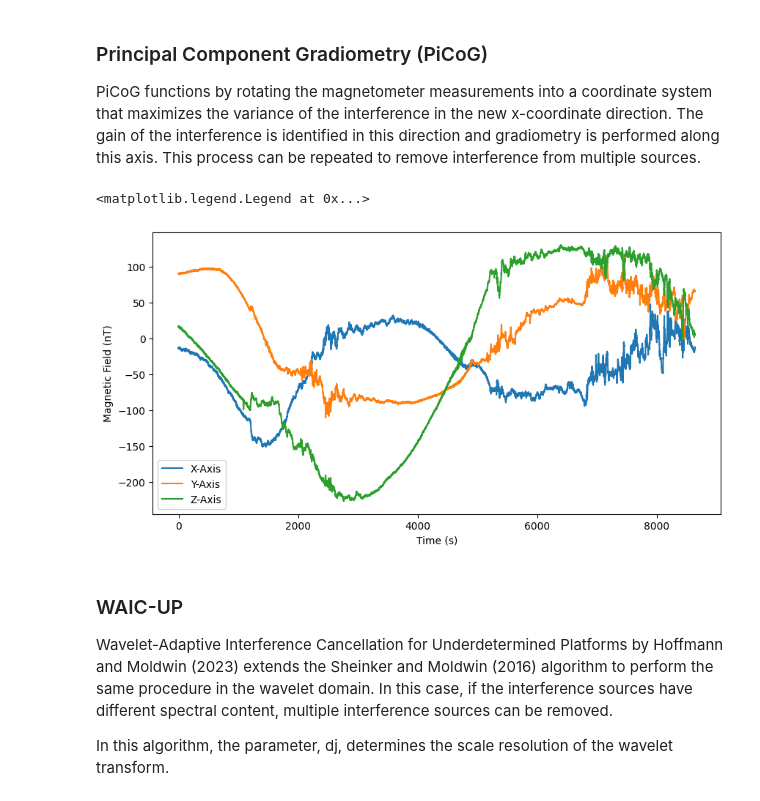
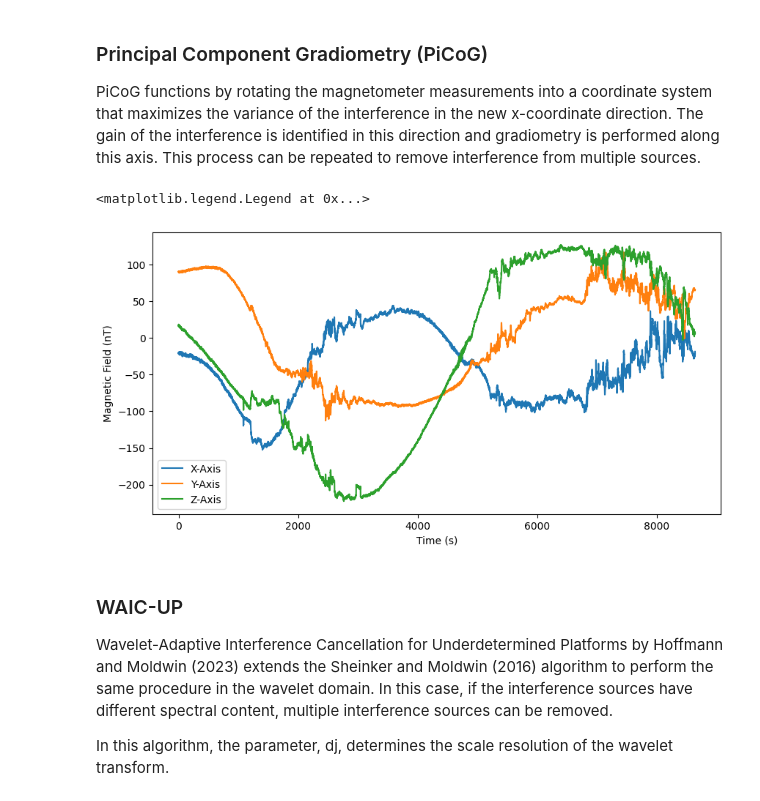
Before and after one commit to aphoffmann/MAGPRIME, a Jupyter notebook: magprime/examples/tutorial.ipynb, the cells around one changed output. Drawn from its saved outputs; the diff is of its cells as text; code cells hidden in the pictures.

```diff
--- a/magprime/examples/tutorial.ipynb
+++ b/magprime/examples/tutorial.ipynb
@@ -162,32 +162,25 @@ PiCoG functions by rotating the magnetometer measurements into a coordinate syst
 # %%
 from magprime.algorithms import PiCoG
 
 # analysis intervals and filter lengths
-dt = 10
-PCA_times={'begin':[(0,0,0), (8,45,0), (4,0,0)], # (hours, minutes, seconds) from data t0
-           'end':  [(4,0,0), (9, 0,0), (9,0,0)]}
-PCA_i={_:[round((_t[0]*3600+_t[1]*60+_t[2])/dt)
-          for _t in PCA_times[_]] for _ in PCA_times.keys()}
-
-PiCoG.PCA_intervals=PCA_i
-PiCoG.UFlen=[200,1000, 1000]
-PiCoG.detrend = True
-PiCoG.order=3
+PiCoG.PCA_intervals={'begin': [0, 3150], 'end': [1440, 3240]}
+PiCoG.UFlen=[20, 100]
+PiCoG.order=2
 
 "Clean the data"
 B_picog = PiCoG.clean(np.copy(B), sens=1)
 
 "Plot the data"
 plt.figure(figsize=(10, 5))
 plt.plot(B_picog[0], label="X-Axis")
 plt.plot(B_picog[1], label="Y-Axis")
 plt.plot(B_picog[2], label="Z-Axis")
 plt.xlabel("Time (s)")
 plt.ylabel("Magnetic Field (nT)")
 plt.legend()
 # %% [output]
 <matplotlib.legend.Legend at 0x...>
-[figure, old version]
+[figure, new version]
 # %% [markdown]
 ### WAIC-UP
 Wavelet-Adaptive Interference Cancellation for Underdetermined Platforms by Hoffmann and Moldwin (2023) extends the Sheinker and Moldwin (2016) algorithm to perform the same procedure in the wavelet domain. In this case, if the interference sources have different spectral content, multiple interference sources can be removed.
```
Also changed, not shown: parts of 2 cells of this notebook, 2 other files.
